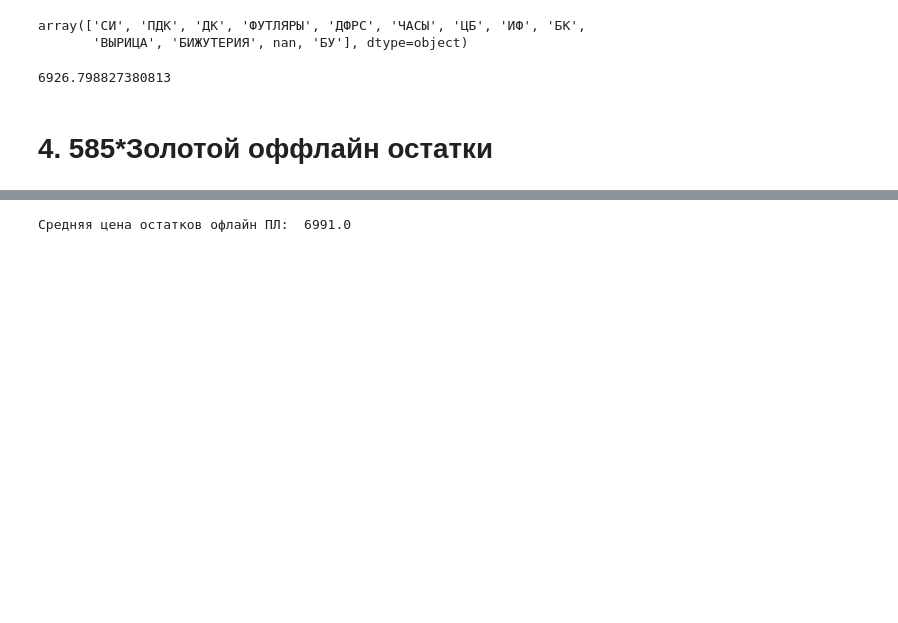
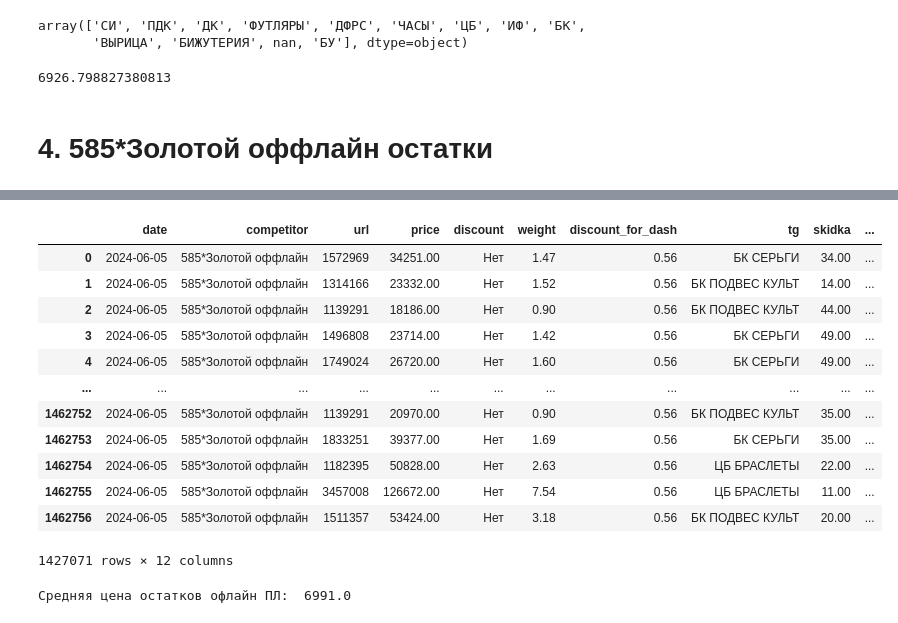
Before and after one commit to sergey-trenkin/notebooks, a Jupyter notebook: eda_every_days.ipynb, the cells around one changed output, grey strips where cells are left out. Drawn from its saved outputs; the diff is of its cells as text; code cells hidden in the pictures; blank space fills up the shorter version.

```diff
--- a/eda_every_days.ipynb
+++ b/eda_every_days.ipynb
@@ -866,4 +862,20 @@ stock['price_case'] = np.where(
         )
     )
 )
+# %%
+stock
+# %% [output]
+|  | date | competitor | url | price | discount | weight | discount_for_dash | tg | skidka | ... |
+| 0 | 2024-06-05 | 585*Золотой оффлайн | 1572969 | 34251.00 | Нет | 1.47 | 0.56 | БК СЕРЬГИ | 34.00 | ... |
+| 1 | 2024-06-05 | 585*Золотой оффлайн | 1314166 | 23332.00 | Нет | 1.52 | 0.56 | БК ПОДВЕС КУЛЬТ | 14.00 | ... |
+| 2 | 2024-06-05 | 585*Золотой оффлайн | 1139291 | 18186.00 | Нет | 0.90 | 0.56 | БК ПОДВЕС КУЛЬТ | 44.00 | ... |
+| 3 | 2024-06-05 | 585*Золотой оффлайн | 1496808 | 23714.00 | Нет | 1.42 | 0.56 | БК СЕРЬГИ | 49.00 | ... |
+| 4 | 2024-06-05 | 585*Золотой оффлайн | 1749024 | 26720.00 | Нет | 1.60 | 0.56 | БК СЕРЬГИ | 49.00 | ... |
+| ... | ... | ... | ... | ... | ... | ... | ... | ... | ... | ... |
+| 1462752 | 2024-06-05 | 585*Золотой оффлайн | 1139291 | 20970.00 | Нет | 0.90 | 0.56 | БК ПОДВЕС КУЛЬТ | 35.00 | ... |
+| 1462753 | 2024-06-05 | 585*Золотой оффлайн | 1833251 | 39377.00 | Нет | 1.69 | 0.56 | БК СЕРЬГИ | 35.00 | ... |
+| 1462754 | 2024-06-05 | 585*Золотой оффлайн | 1182395 | 50828.00 | Нет | 2.63 | 0.56 | ЦБ БРАСЛЕТЫ | 22.00 | ... |
+| 1462755 | 2024-06-05 | 585*Золотой оффлайн | 3457008 | 126672.00 | Нет | 7.54 | 0.56 | ЦБ БРАСЛЕТЫ | 11.00 | ... |
+| 1462756 | 2024-06-05 | 585*Золотой оффлайн | 1511357 | 53424.00 | Нет | 3.18 | 0.56 | БК ПОДВЕС КУЛЬТ | 20.00 | ... |
+1427071 rows × 12 columns
 # %%
```
Also changed, not shown: parts of 26 cells of this notebook, 1 other file.
